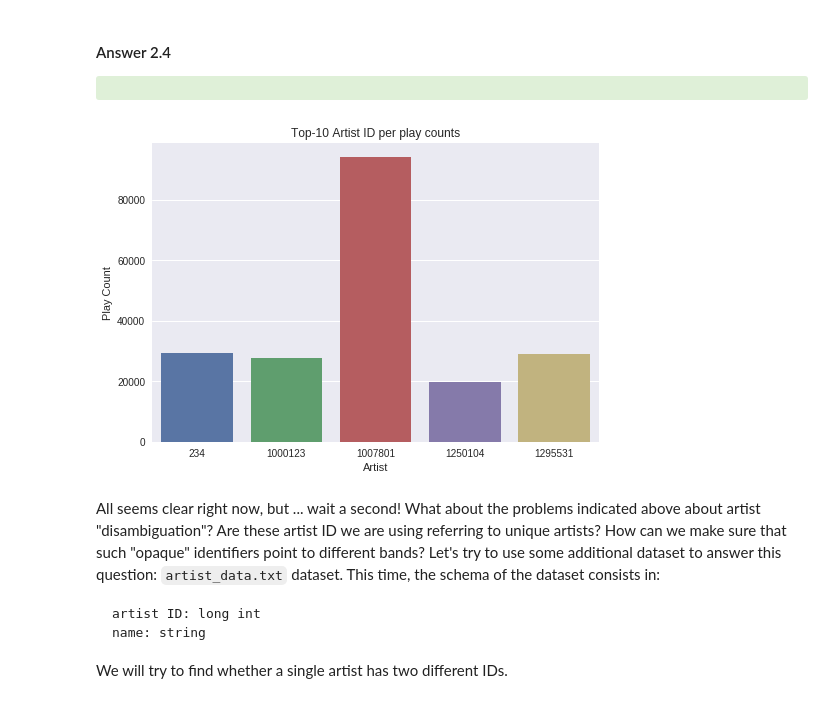
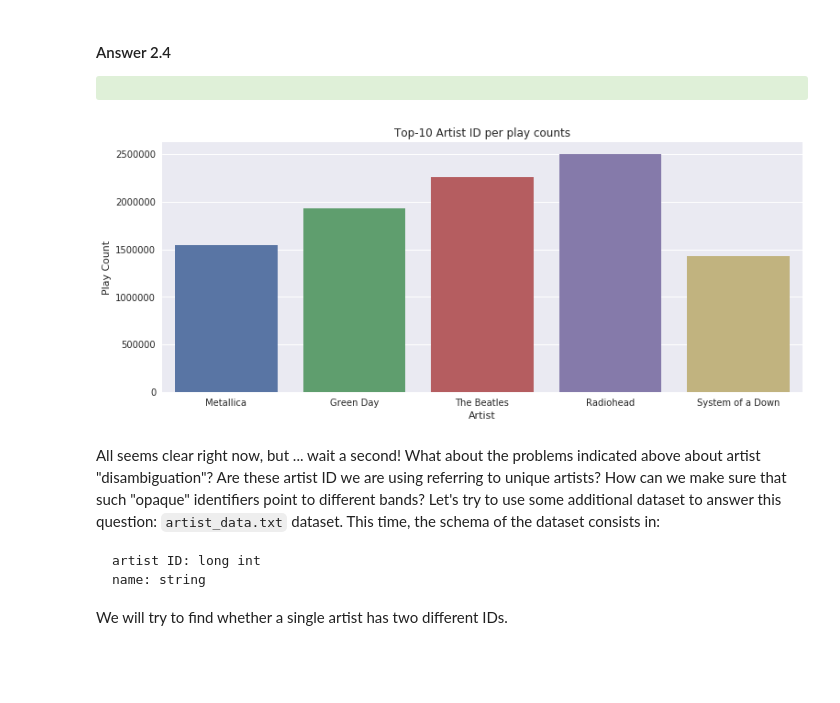
Before and after one commit to sgiammy/AML-course, a Jupyter notebook: RecSys.ipynb, the cells around one changed output. Saved outputs shown, nothing was run; the diff lists cells and outputs as text; code cells hidden in the pictures; blank space fills up the shorter version.

```diff
--- a/RecSys.ipynb
+++ b/RecSys.ipynb
@@ -81,11 +81,18 @@ from pyspark.sql.types import *
 from pyspark.sql import Row
 from pyspark.sql.functions import *
 
+from pyspark.mllib.stat import Statistics
+
 %matplotlib inline
+import matplotlib
+import seaborn as sns
 import matplotlib.pyplot as plt
 import pandas as pd
 import numpy as np
 from time import time
+
+matplotlib.rcParams['figure.figsize'] = (12.5, 5.0)
+sns.set()
 
 # We left this piece of code here only
 # for debugging purposes. In fact, since
@@ -366,8 +446,9 @@ otherArtistPlaycount = userArtistDF.join(standardArtistDF,\
                                          'inner')\
                                     .select('artistID', 'playCount')
 
-artistPopularity = artistPlaycount.union(otherArtistPlaycount)\
+artistPopularityDF = artistPlaycount.union(otherArtistPlaycount)\
                     .groupBy('artistID')\
                     .agg(sum('playCount').alias('playCount'))\
                     .orderBy('playCount', ascending=0)\
-                    .collect()
+                    .cache()
+artistPopularityDF.show(5)
@@ -440,14 +548,16 @@ Comment the figure you just obtained:
 # %%
-top5_artistPopularity = artistPopularity[:5]
+sub_artistPopularityDF = sqlContext.createDataFrame(artistPopularityDF.head(5))
+top5_artistPopularity = sub_artistPopularityDF.join(artistDF, artistDF['artistID'] == sub_artistPopularityDF['artistID'] ,'inner').collect()
+
 pdf                   = pd.DataFrame(data=top5_artistPopularity)
-ax                    = sns.barplot(x=pdf[0], y=pdf[1])
+ax                    = sns.barplot(x=pdf[3], y=pdf[1])
 
 plt.ylabel('Play Count')
 plt.xlabel('Artist')
 plt.title('Top-10 Artist ID per play counts')
 plt.show()
 # %% [output]
-[figure, old version]
+[figure, new version]
 # %% [markdown]
 All seems clear right now, but ... wait a second! What about the problems indicated above about artist "disambiguation"? Are these artist ID we are using referring to unique artists? How can we make sure that such "opaque" identifiers point to different bands? Let's try to use some additional dataset to answer this question:  `artist_data.txt` dataset. This time, the schema of the dataset consists in:
 
```
Also changed, not shown: parts of 53 cells of this notebook.
